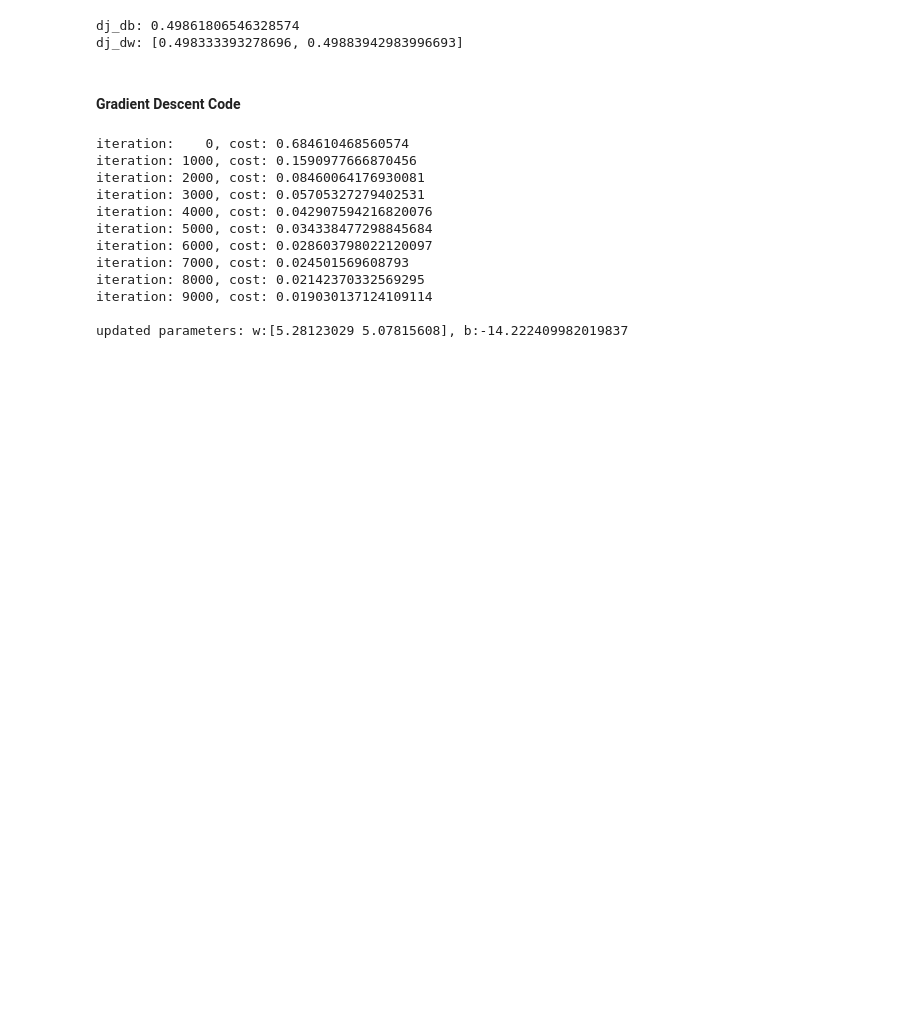
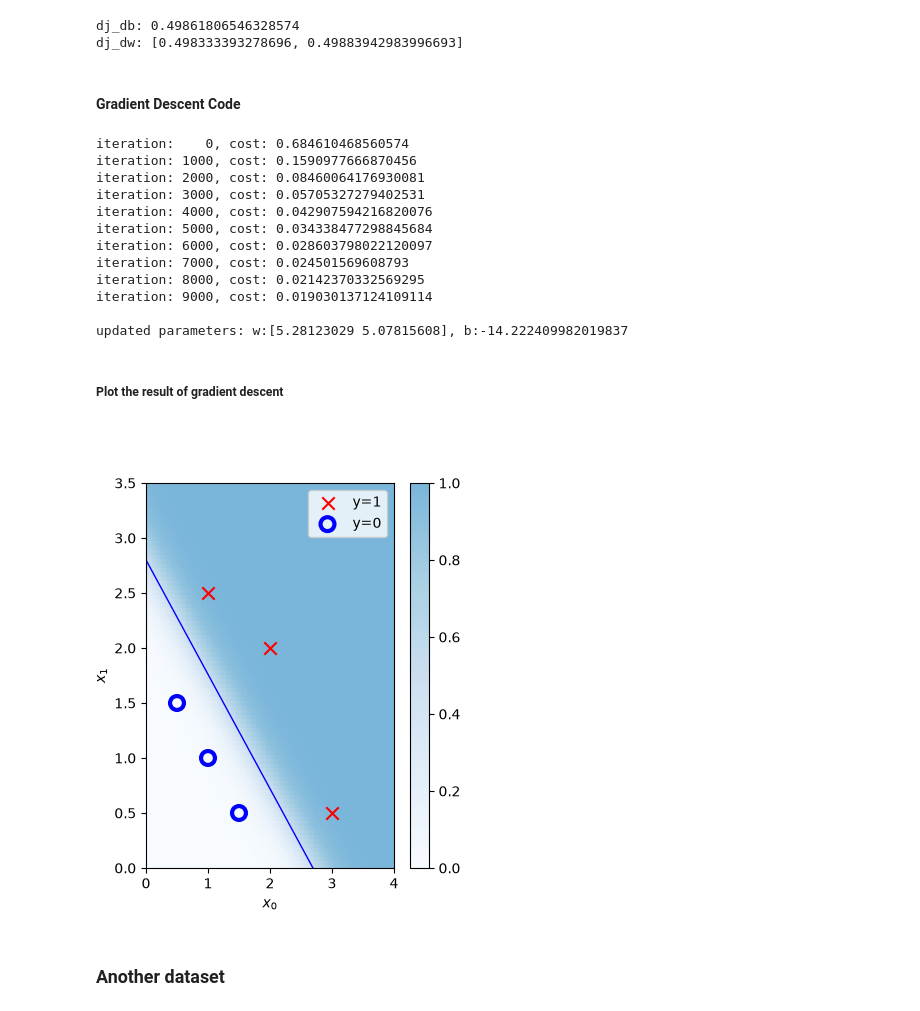
Before and after one commit to Krriisshna/Machine-Learning, a Jupyter notebook: Coursera/Supervised ML (Regression and Classification)/03_Classification/gradient_descent.ipynb, the cells around one changed output. Saved outputs shown, nothing was run; the diff lists cells and outputs as text; code cells hidden in the pictures; blank space fills up the shorter version.

Commit message:
gradient descent implement

```diff
--- a/Coursera/Supervised ML (Regression and Classification)/03_Classification/gradient_descent.ipynb
+++ b/Coursera/Supervised ML (Regression and Classification)/03_Classification/gradient_descent.ipynb
@@ -103,3 +103,24 @@ iteration: 8000, cost: 0.02142370332569295
 iteration: 9000, cost: 0.019030137124109114
 
 updated parameters: w:[5.28123029 5.07815608], b:-14.222409982019837
+# %% [markdown]
+##### Plot the result of gradient descent
+# %%
+fig,ax = plt.subplots(1,1,figsize=(4,5))
+
+plt_prob(ax,w_out,b_out)
+
+ax.set_ylabel("$x_1$")
+ax.set_xlabel("$x_0$")
+ax.axis([0,4,0,3.5])
+plot_data(X_train,y_train,ax)
+
+x0 = -b_out/w_out[0]
+x1 = -b_out/w_out[1]
+
+ax.plot([0,x0],[x1,0],c="blue",lw=1)
+plt.show()
+# %% [output]
+[figure, added]
+# %% [markdown]
+### Another dataset
```
Also changed, not shown: parts of 3 cells of this notebook.
